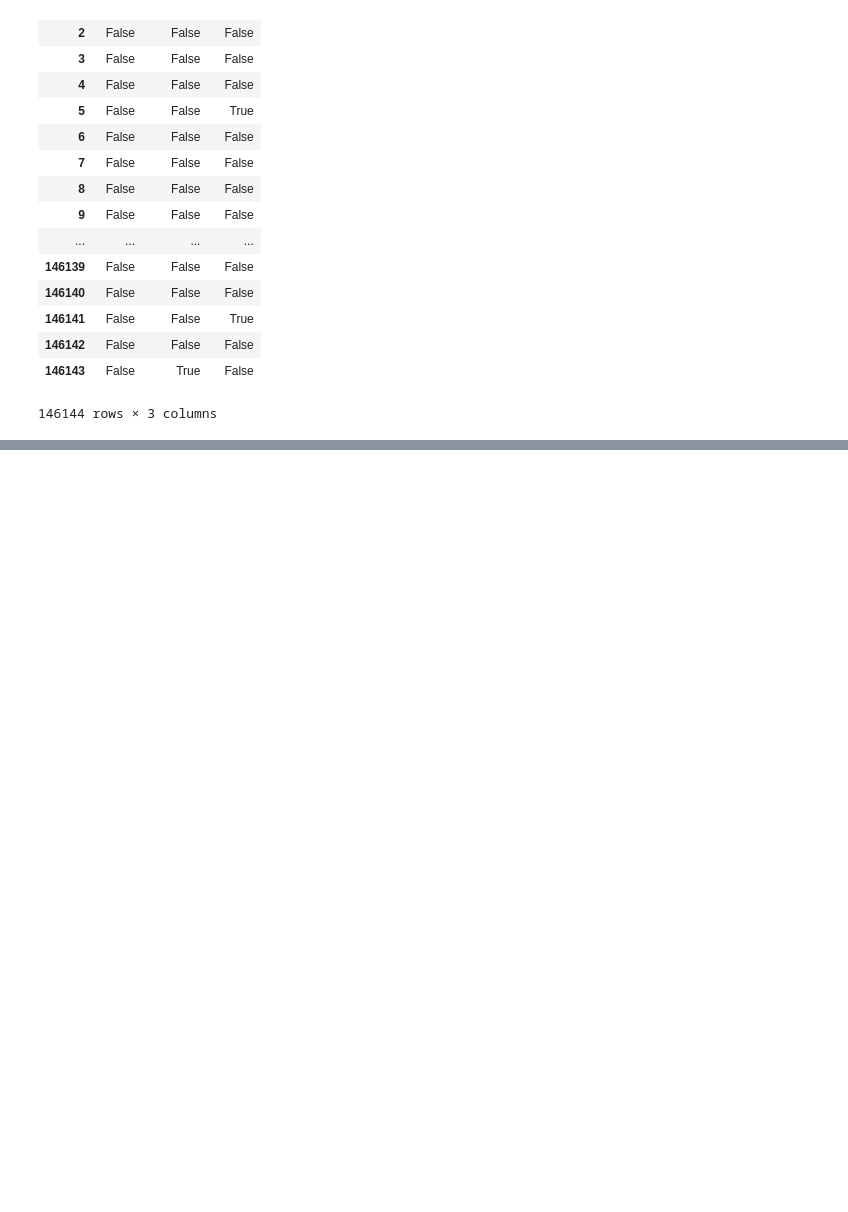
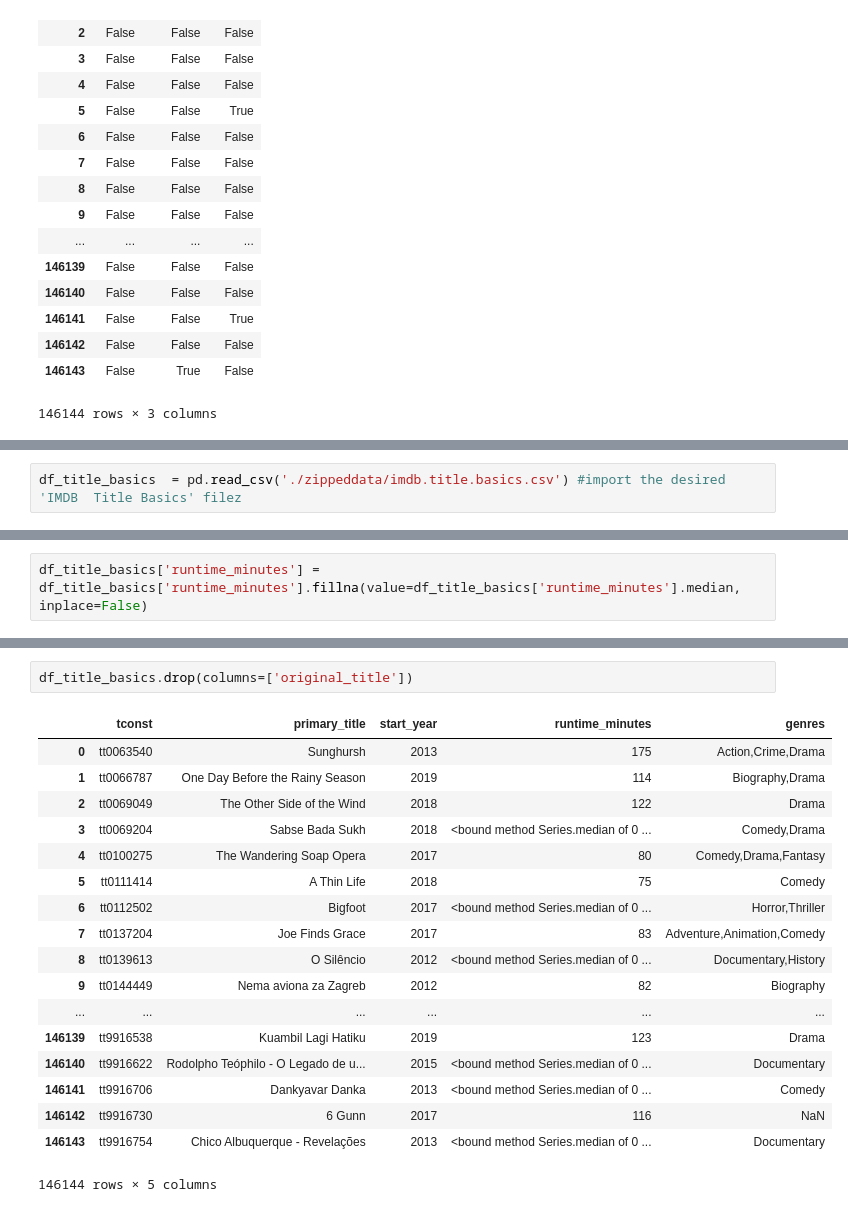
Before and after one commit to cruzisiah/Module-1-Project-EDA-Movies, a Jupyter notebook: student1.ipynb, the cells around one changed output, grey strips where cells are left out. Cells and saved outputs as stored; diff of their text form; blank space fills up the shorter version.

```diff
--- a/student1.ipynb
+++ b/student1.ipynb
@@ -168,0 +308,2 @@ df_crew.isna()
+# %%
+df_title_basics  = pd.read_csv('./zippeddata/imdb.title.basics.csv') #import the desired 'IMDB  Title Basics' filez
@@ -168,0 +365,2 @@ df_crew.isna()
+# %%
+df_title_basics['runtime_minutes'] = df_title_basics['runtime_minutes'].fillna(value=df_title_basics['runtime_minutes'].median, inplace=False)
@@ -168,0 +406,21 @@ df_crew.isna()
+# %%
+df_title_basics.drop(columns=['original_title'])
+# %% [output]
+|  | tconst | primary_title | start_year | runtime_minutes | genres |
+| 0 | tt0063540 | Sunghursh | 2013 | 175 | Action,Crime,Drama |
+| 1 | tt0066787 | One Day Before the Rainy Season | 2019 | 114 | Biography,Drama |
+| 2 | tt0069049 | The Other Side of the Wind | 2018 | 122 | Drama |
+| 3 | tt0069204 | Sabse Bada Sukh | 2018 | <bound method Series.median of 0 ... | Comedy,Drama |
+| 4 | tt0100275 | The Wandering Soap Opera | 2017 | 80 | Comedy,Drama,Fantasy |
+| 5 | tt0111414 | A Thin Life | 2018 | 75 | Comedy |
+| 6 | tt0112502 | Bigfoot | 2017 | <bound method Series.median of 0 ... | Horror,Thriller |
+| 7 | tt0137204 | Joe Finds Grace | 2017 | 83 | Adventure,Animation,Comedy |
+| 8 | tt0139613 | O Silêncio | 2012 | <bound method Series.median of 0 ... | Documentary,History |
+| 9 | tt0144449 | Nema aviona za Zagreb | 2012 | 82 | Biography |
+| ... | ... | ... | ... | ... | ... |
+| 146139 | tt9916538 | Kuambil Lagi Hatiku | 2019 | 123 | Drama |
+| 146140 | tt9916622 | Rodolpho Teóphilo - O Legado de u... | 2015 | <bound method Series.median of 0 ... | Documentary |
+| 146141 | tt9916706 | Dankyavar Danka | 2013 | <bound method Series.median of 0 ... | Comedy |
+| 146142 | tt9916730 | 6 Gunn | 2017 | 116 | NaN |
+| 146143 | tt9916754 | Chico Albuquerque - Revelações | 2013 | <bound method Series.median of 0 ... | Documentary |
+146144 rows × 5 columns
```
Also changed, not shown: parts of 52 cells of this notebook.
